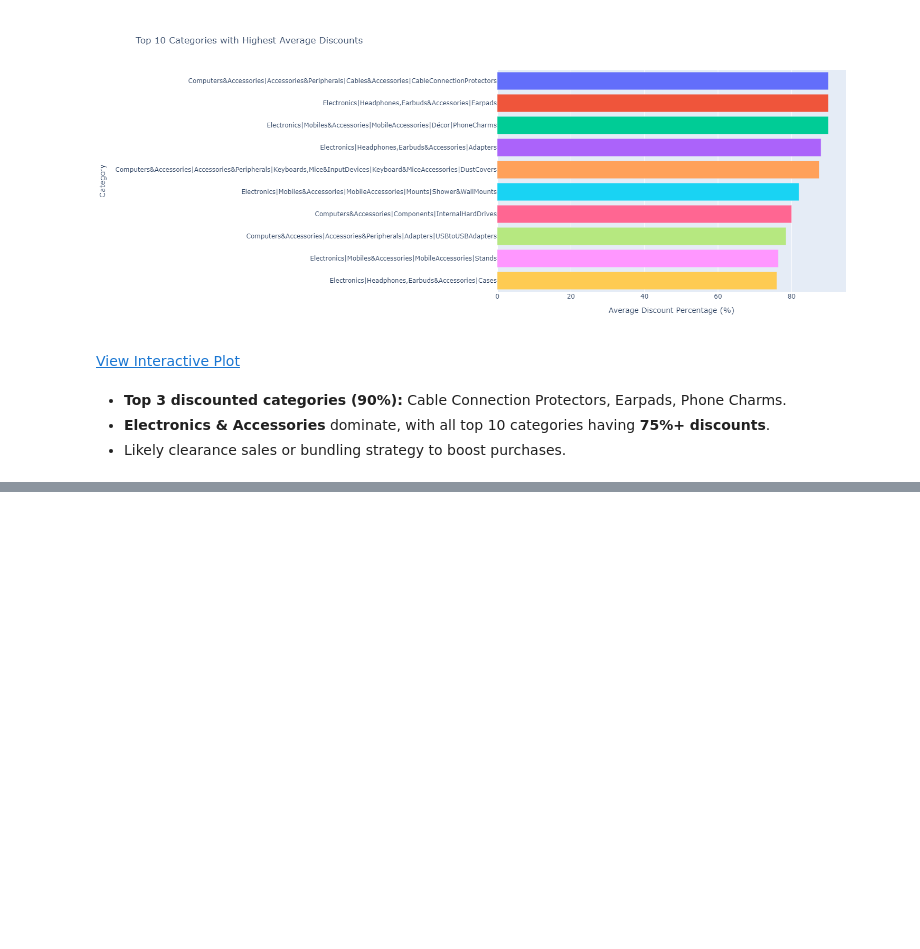
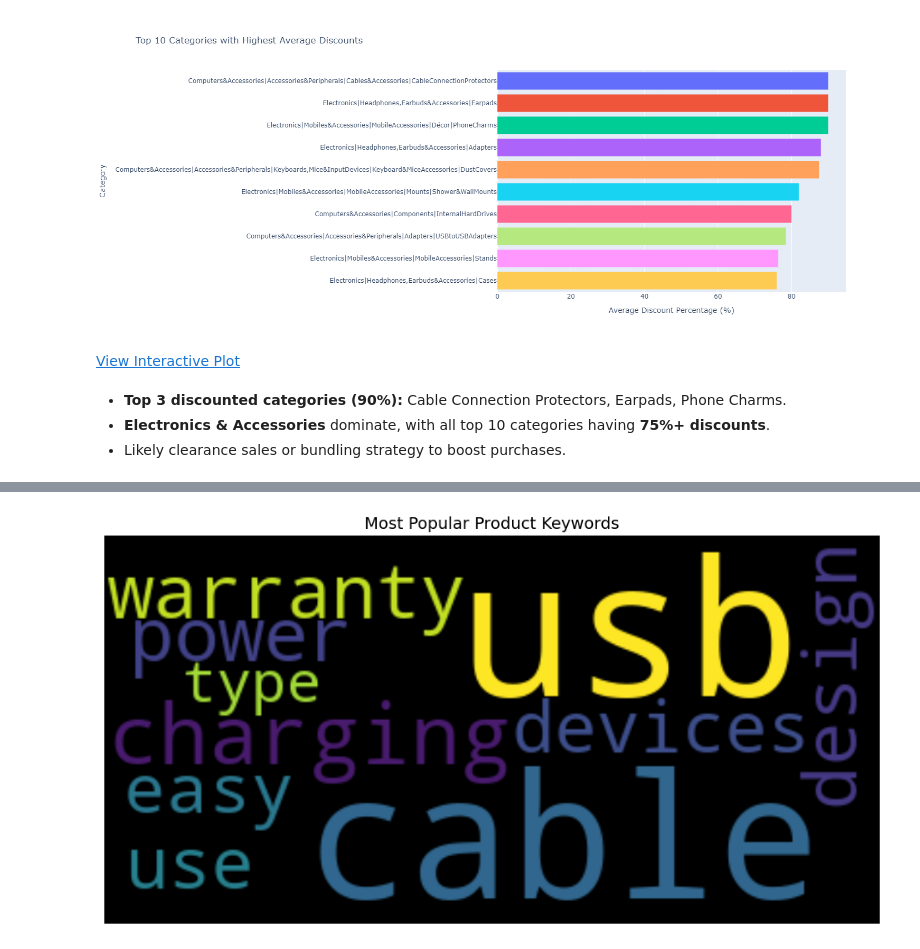
Before and after one commit to mariamkhan04/Amazon_Sales_Analysis_Plotly, a Jupyter notebook: eda.ipynb, the cells around one changed output, grey strips where cells are left out. Saved outputs shown, nothing was run; the diff lists cells and outputs as text; code cells hidden in the pictures; blank space fills up the shorter version.

```diff
--- a/eda.ipynb
+++ b/eda.ipynb
@@ -361,0 +405,15 @@ View Interactive Plot
+# %%
+print("\nMost popular product keywords")
+stop_words = set(stopwords.words('english'))
+
+# Clean text: Remove punctuation, convert to lowercase, and split into words
+keywords = amazon_sales['about_product'].str.lower().str.replace(r'[^\w\s]', '', regex=True).str.split().explode()
+
+# Remove stopwords, single-character words, and numeric values
+keywords = keywords[~keywords.isin(stop_words)]
+keywords = keywords[keywords.str.len() > 1]  # Remove single-character words
+keywords = keywords[~keywords.str.isnumeric()]  # Remove numbers
+
+keyword_counts = keywords.value_counts().head(10).reset_index()
+keyword_counts.columns = ['keyword', 'count']
+keyword_counts
@@ -361,0 +433,14 @@ View Interactive Plot
+# %%
+import matplotlib.pyplot as plt
+
+# Generate word cloud
+wordcloud = WordCloud(background_color='black').generate_from_frequencies(dict(zip(keyword_counts['keyword'], keyword_counts['count'])))
+
+# Display the word cloud
+plt.figure(figsize=(12,20))
+plt.imshow(wordcloud, interpolation='bilinear')
+plt.axis("off")  # Hide axis
+plt.title("Most Popular Product Keywords", fontsize=14)
+plt.show()
+# %% [output]
+[figure, added]
```
Also changed, not shown: parts of 25 cells of this notebook, 20 other files.
